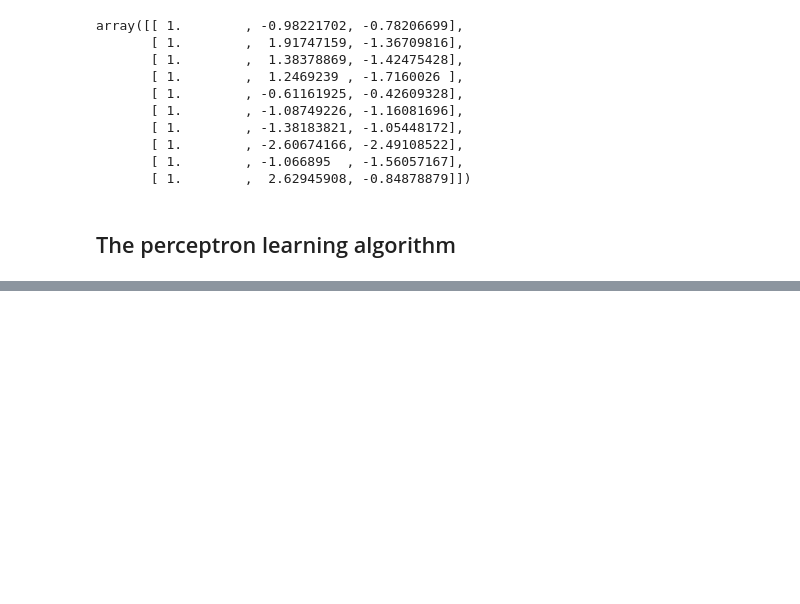
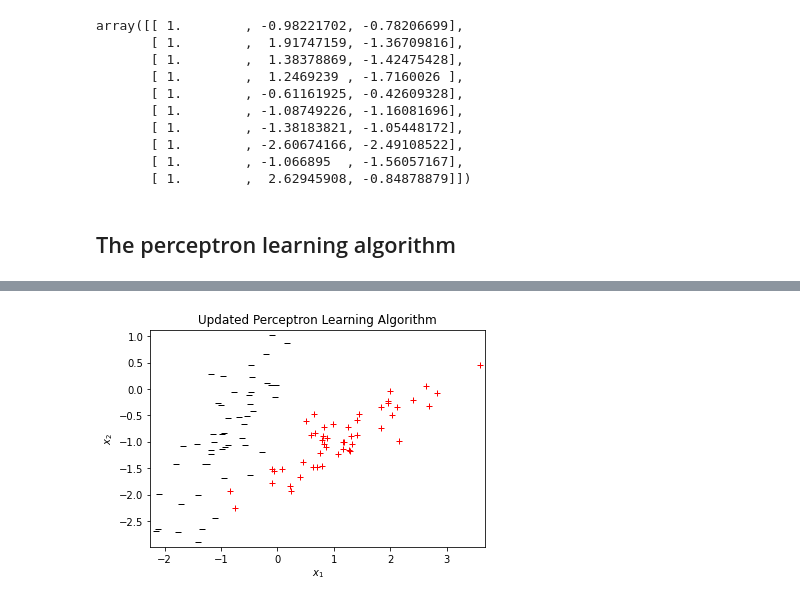
Before and after one commit to Oebele/Deep-lerning-for-beginners, a Jupyter notebook: Training_a_Single_Neuron.ipynb, the cells around one changed output, grey strips where cells are left out. Saved outputs shown, nothing was run; the diff lists cells and outputs as text; code cells hidden in the pictures; blank space fills up the shorter version.

```diff
--- a/Training_a_Single_Neuron.ipynb
+++ b/Training_a_Single_Neuron.ipynb
@@ -174,0 +329,87 @@ Total iterations:  14
+# %%
+# Updated PLA
+
+import random
+import numpy as np
+import matplotlib.pyplot as plt
+from sklearn.datasets import make_classification
+
+def pltPer(X, y, W, it=-1):
+  title = "Updated Perceptron Learning Algorithm"
+  if it > 0:
+    title = title + " After Update #" + str(it)
+
+  f = plt.figure()
+  for n in range(len(y)):
+    if y[n] == 1:
+      plt.plot(X[n,1],X[n,2],'r+')
+    else:
+      plt.plot(X[n,1],X[n,2],'k_')
+  m, b = -W[1]/W[2], -W[0]/W[2]
+  l = np.linspace(min(X[:,1]),max(X[:,1]))
+  plt.plot(l, m*l+b, 'k-')
+  plt.axis('tight')
+  plt.xlim(min(X[:,1])-0.1, max(X[:,1])+0.1)
+  plt.ylim(min(X[:,2])-0.1, max(X[:,2])+0.1)
+  plt.xlabel("$x_1$")
+  plt.ylabel("$x_2$")
+  plt.title(title)
+  plt.savefig('ch.5.UPLA.'+str(it)+'.png', dpi=350, bbox_inches='tight')
+  plt.savefig('ch.5.UPLA.'+str(it)+'.eps', dpi=350, bbox_inches='tight')
+  plt.show()
+
+
+def classification_error(w, X, y):
+  s = np.sign(X.dot(w))
+  return sum(s != y)
+
+def choose_miscl_point(w, X, y):
+  for idx in np.random.permutation(len(X)):
+    if np.sign(w.T.dot(X[idx])) != y[idx]:
+      return X[idx], y[idx]
+
+# main
+N = 100
+random.seed(a = 7)
+np.random.seed(7)
+
+X, y = make_classification(n_samples=N, n_features=2, n_classes=2,
+                           n_informative=2, n_redundant=0, n_repeated=0,
+                           n_clusters_per_class=1, class_sep=1.0,
+                           random_state=5)
+
+y[y==0] = -1
+
+X_train = np.append(np.ones((N,1)), X, 1)   # add a column of ones
+
+# initialize the weights to zeros
+w = np.zeros(X_train.shape[1])
+it = 0
+bestW = {}
+bestW['err'] = N + 1   # dictionary to keep best solution
+bestW['w'] = []
+bestW['it'] = it
+pltPer(X_train,y,w)  # initial solution (likely bad)
+
+# Iterate until all points are correctly classified
+while it < 1000:
+  err = classification_error(w, X_train, y)
+  if err < bestW['err']:  # enter to save a new w
+    bestW['err'] = err
+    bestW['it'] = it
+    bestW['w'] = list(w)
+    print(it,bestW['err'],bestW['w'])
+  if err == 0:
+    break
+  it += 1
+  # Pick random misclassified point
+  x, s = choose_miscl_point(w, X_train, y)
+  # Update weights
+  w += s*x
+
+pltPer(X_train, y, bestW['w'], bestW['it'])
+print(bestW['it'],bestW['err'],bestW['w'])
+print("Best found at iteration: ", bestW['it'])
+print("Number of misclassified points: ", bestW['err'])
+# %% [output]
+[figure, added]
```
Also changed, not shown: parts of 7 cells of this notebook.
